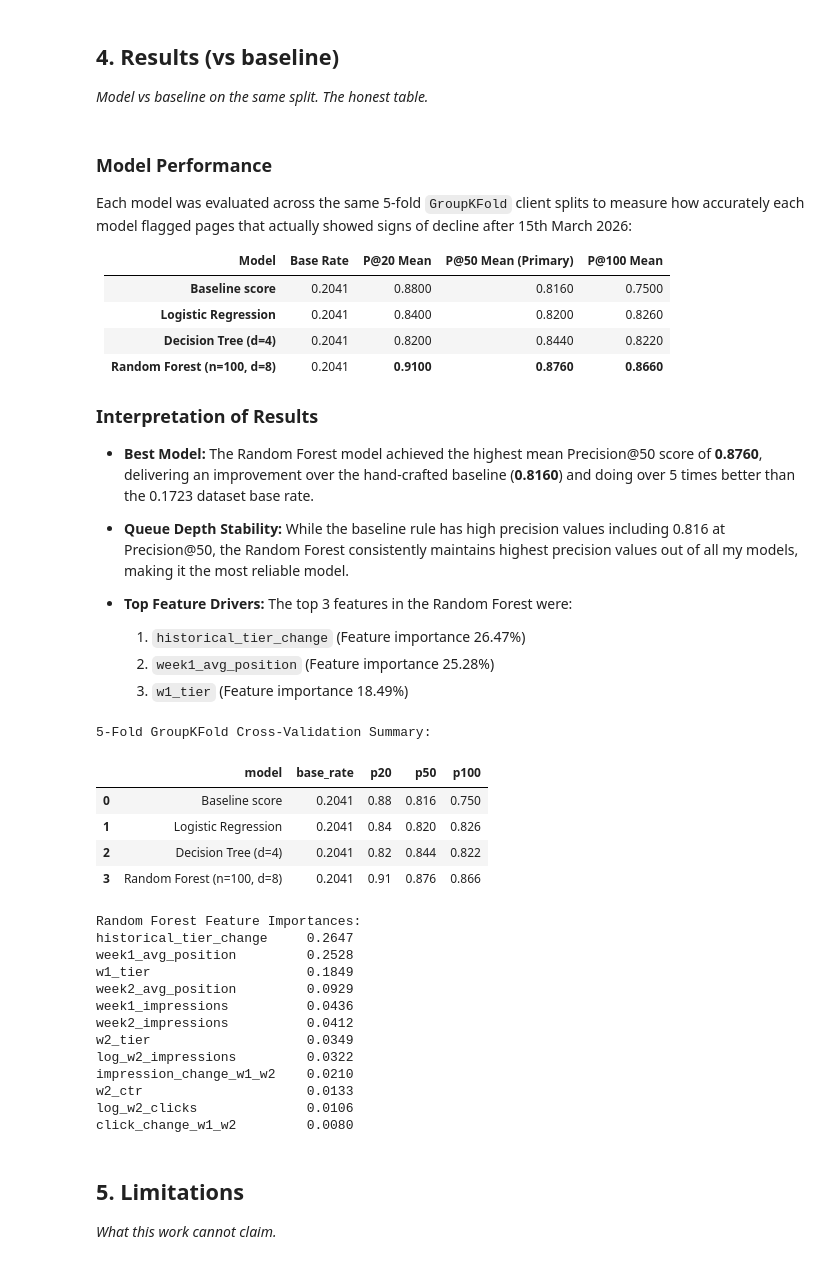
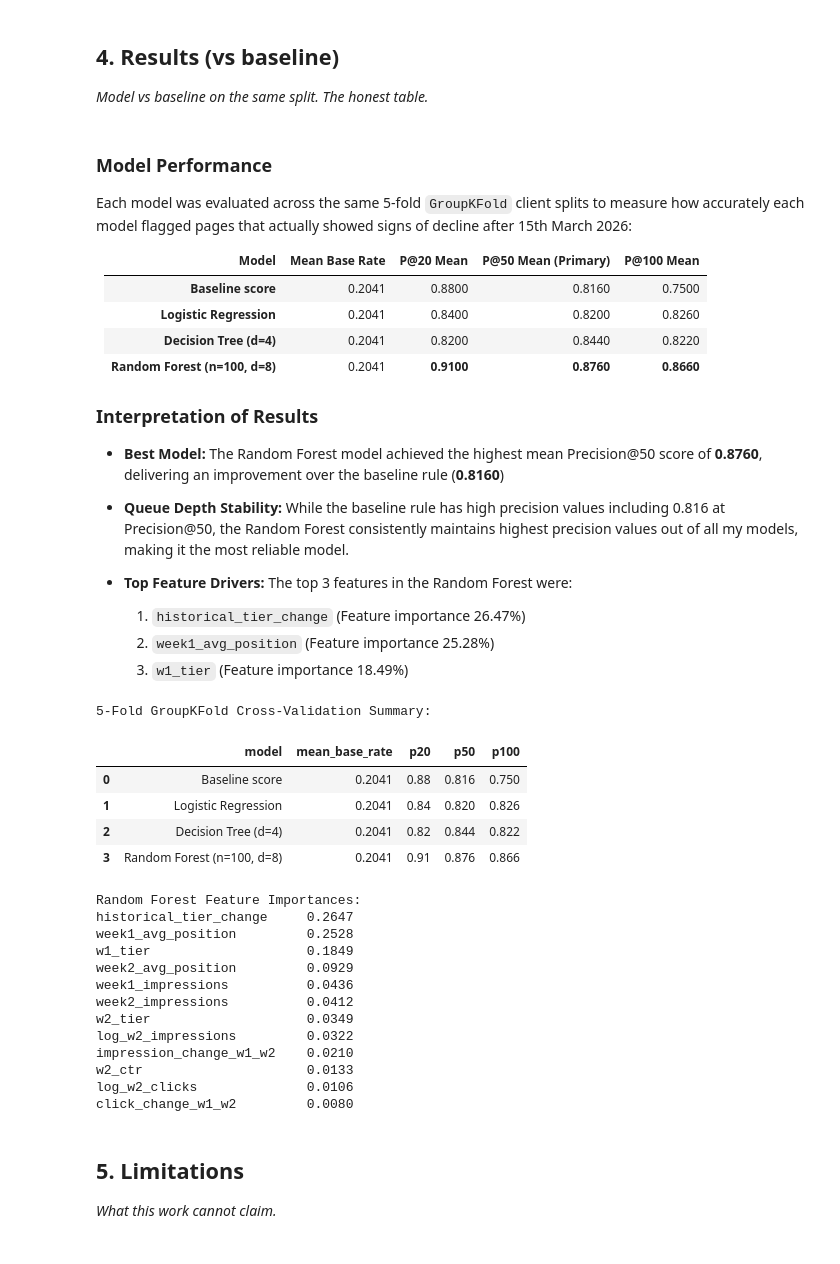
Before and after one commit to JasperOwen/flyrank-ml-internship, a Jupyter notebook: work/notebooks/capstone.ipynb, the cells around one changed output. Saved outputs shown, nothing was run; the diff lists cells and outputs as text; code cells hidden in the pictures.

```diff
--- a/work/notebooks/capstone.ipynb
+++ b/work/notebooks/capstone.ipynb
@@ -266,7 +266,7 @@ Low correlations, leakage is unlikely
 ### Model Performance
 Each model was evaluated across the same 5-fold `GroupKFold` client splits to measure how accurately each model flagged pages that actually showed signs of decline after 15th March 2026:
 
-| Model | Base Rate | P@20 Mean | P@50 Mean (Primary) | P@100 Mean |
+| Model | Mean Base Rate | P@20 Mean | P@50 Mean (Primary) | P@100 Mean |
 | :--- | :---: | :---: | :---: | :---: |
 | **Baseline score** | 0.2041 | 0.8800 | 0.8160 | 0.7500 |
 | **Logistic Regression** | 0.2041 | 0.8400 | 0.8200 | 0.8260 |
@@ -274,8 +274,7 @@ Each model was evaluated across the same 5-fold `GroupKFold` client splits to me
 | **Random Forest (n=100, d=8)** | 0.2041 | **0.9100** | **0.8760** | **0.8660** |
 
 ### Interpretation of Results
-* **Best Model:** The Random Forest model achieved the highest mean Precision@50 score of **0.8760**, delivering an improvement over the hand-crafted baseline (**0.8160**) and doing over 5 times better than the 0.1723 dataset base rate.
-
+* **Best Model:** The Random Forest model achieved the highest mean Precision@50 score of **0.8760**, delivering an improvement over the baseline rule (**0.8160**)
 
 * **Queue Depth Stability:** While the baseline rule has high precision values including 0.816 at Precision@50, the Random Forest consistently maintains highest precision values out of all my models, making it the most reliable model.
 
@@ -316,7 +315,7 @@ for fold, (train_idx, test_idx) in enumerate(gkf.split(X, y, groups=clients), st
 
     # Baseline Rule
     fold_results.append({
-        'fold': fold, 'model': 'Baseline score', 'base_rate': base_rate_fold,
+        'fold': fold, 'model': 'Baseline score', 'mean_base_rate': base_rate_fold,
         'p20': precision_at_k(y_test, base_scores_test, contents_test, 20),
         'p50': precision_at_k(y_test, base_scores_test, contents_test, 50),
         'p100': precision_at_k(y_test, base_scores_test, contents_test, 100)
@@ -331,7 +330,7 @@ for fold, (train_idx, test_idx) in enumerate(gkf.split(X, y, groups=clients), st
     p_lr = lr.predict_proba(X_test_s)[:, 1]
 
     fold_results.append({
-        'fold': fold, 'model': 'Logistic Regression', 'base_rate': base_rate_fold,
+        'fold': fold, 'model': 'Logistic Regression', 'mean_base_rate': base_rate_fold,
         'p20': precision_at_k(y_test, p_lr, contents_test, 20),
         'p50': precision_at_k(y_test, p_lr, contents_test, 50),
         'p100': precision_at_k(y_test, p_lr, contents_test, 100)
@@ -343,7 +342,7 @@ for fold, (train_idx, test_idx) in enumerate(gkf.split(X, y, groups=clients), st
     p_dt = dt.predict_proba(X_test)[:, 1]
 
     fold_results.append({
-        'fold': fold, 'model': 'Decision Tree (d=4)', 'base_rate': base_rate_fold,
+        'fold': fold, 'model': 'Decision Tree (d=4)', 'mean_base_rate': base_rate_fold,
         'p20': precision_at_k(y_test, p_dt, contents_test, 20),
         'p50': precision_at_k(y_test, p_dt, contents_test, 50),
         'p100': precision_at_k(y_test, p_dt, contents_test, 100)
@@ -355,36 +354,36 @@ for fold, (train_idx, test_idx) in enumerate(gkf.split(X, y, groups=clients), st
     p_rf = rf.predict_proba(X_test)[:, 1]
 
     fold_results.append({
-        'fold': fold, 'model': 'Random Forest (n=100, d=8)', 'base_rate': base_rate_fold,
+        'fold': fold, 'model': 'Random Forest (n=100, d=8)', 'mean_base_rate': base_rate_fold,
         'p20': precision_at_k(y_test, p_rf, contents_test, 20),
         'p50': precision_at_k(y_test, p_rf, contents_test, 50),
         'p100': precision_at_k(y_test, p_rf, contents_test, 100)
     })
 
 # Summary Table
 fold_df = pd.DataFrame(fold_results)
 summary = fold_df.groupby('model').agg({
-    'base_rate': 'mean',
+    'mean_base_rate': 'mean',
     'p20': 'mean',
     'p50': 'mean',
     'p100': 'mean'
 }).reset_index()
 
 model_order = ["Baseline score", "Logistic Regression", "Decision Tree (d=4)", "Random Forest (n=100, d=8)"]
 summary["model"] = pd.Categorical(summary["model"], categories=model_order, ordered=True)
 summary = summary.sort_values("model").reset_index(drop=True)
 
 print("5-Fold GroupKFold Cross-Validation Summary:")
 display(summary.round(4))
 
 final_rf = RandomForestClassifier(n_estimators=100, max_depth=8, class_weight='balanced', random_state=42, n_jobs=-1)
 final_rf.fit(X, y)
 feat_imp = pd.Series(final_rf.feature_importances_, index=feature_columns).sort_values(ascending=False)
 print("\nRandom Forest Feature Importances:")
 print(feat_imp.round(4).to_string())
 # %% [output]
 5-Fold GroupKFold Cross-Validation Summary:
-|  | model | base_rate | p20 | p50 | p100 |
+|  | model | mean_base_rate | p20 | p50 | p100 |
 | 0 | Baseline score | 0.2041 | 0.88 | 0.816 | 0.750 |
 | 1 | Logistic Regression | 0.2041 | 0.84 | 0.820 | 0.826 |
 | 2 | Decision Tree (d=4) | 0.2041 | 0.82 | 0.844 | 0.822 |
```
Also changed, not shown: parts of 5 cells of this notebook.
